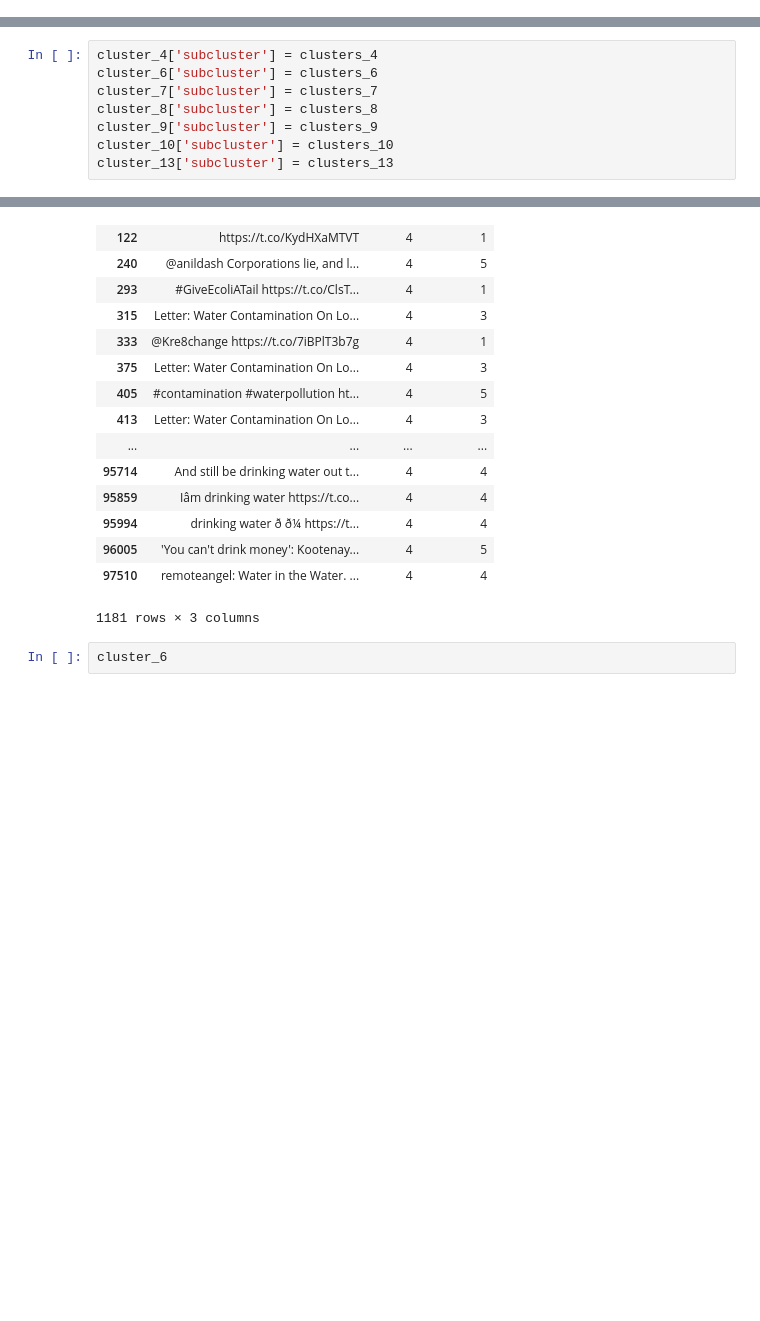
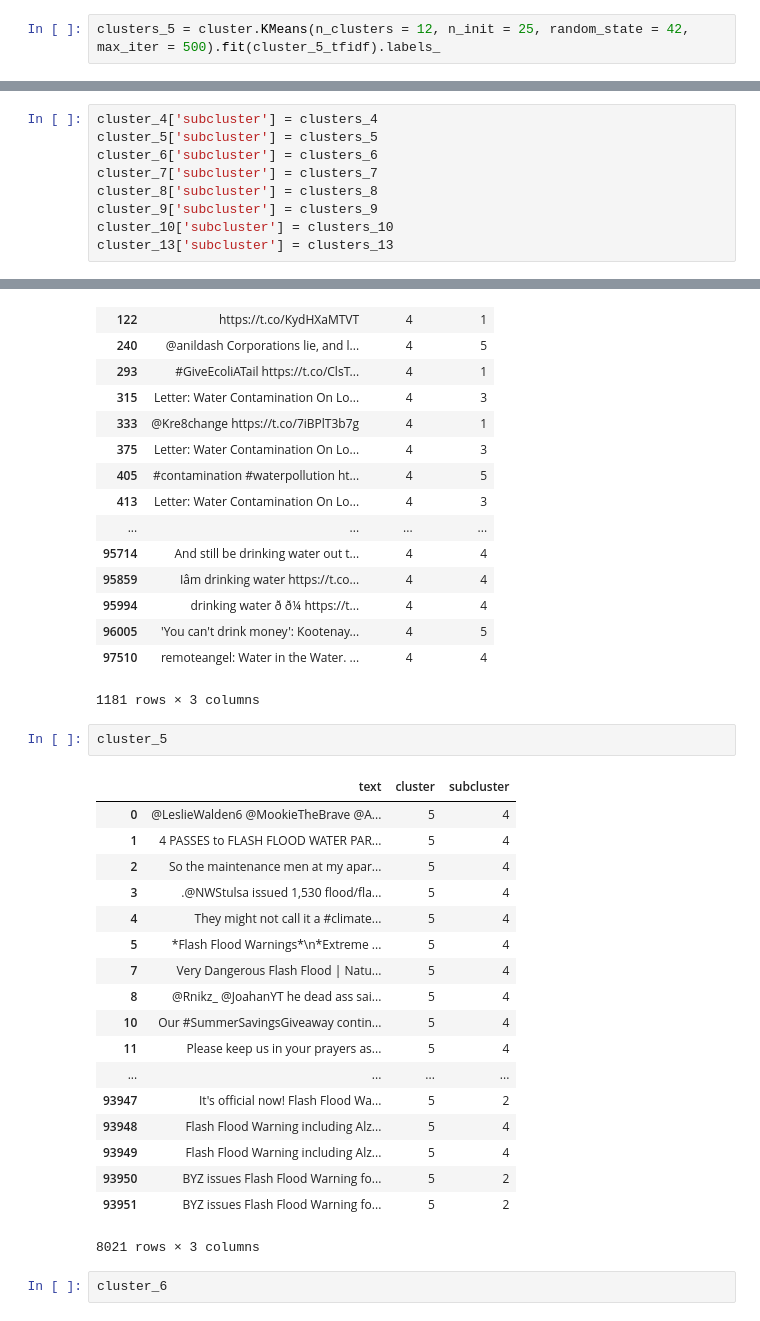
Before and after one commit to theultimate1/research, a Jupyter notebook: research/text-classification/cluster_analysis_of_tweets.ipynb, the cells around one changed output, grey strips where cells are left out. Drawn from its saved outputs; the diff is of its cells as text; blank space fills up the shorter version.

```diff
--- a/research/text-classification/cluster_analysis_of_tweets.ipynb
+++ b/research/text-classification/cluster_analysis_of_tweets.ipynb
@@ -555,6 +564,8 @@ Okay, so we want to use 4 or 6 clusters for cluster 4, 11 clusters for cluster 6
 We will analyze the "optimal clusterings".
 # %%
 clusters_4 = cluster.KMeans(n_clusters = 6, n_init = 25, random_state = 42, max_iter = 500).fit(cluster_4_tfidf).labels_
+# %%
+clusters_5 = cluster.KMeans(n_clusters = 12, n_init = 25, random_state = 42, max_iter = 500).fit(cluster_5_tfidf).labels_
 # %%
 clusters_6 = cluster.KMeans(n_clusters = 11, n_init = 25, random_state = 42, max_iter = 500).fit(cluster_6_tfidf).labels_
 # %%
@@ -571,6 +582,7 @@ clusters_13 = cluster.KMeans(n_clusters = 8, n_init = 25, random_state = 42, max
 ### Figure out which subclusters are useful
 # %%
 cluster_4['subcluster'] = clusters_4
+cluster_5['subcluster'] = clusters_5
 cluster_6['subcluster'] = clusters_6
 cluster_7['subcluster'] = clusters_7
 cluster_8['subcluster'] = clusters_8
@@ -598,6 +610,27 @@ cluster_4
 | 96005 | 'You can't drink money': Kootenay... | 4 | 5 |
 | 97510 | remoteangel: Water in the Water. ... | 4 | 4 |
 1181 rows × 3 columns
+# %%
+cluster_5
+# %% [output]
+|  | text | cluster | subcluster |
+| 0 | @LeslieWalden6 @MookieTheBrave @A... | 5 | 4 |
+| 1 | 4 PASSES to FLASH FLOOD WATER PAR... | 5 | 4 |
+| 2 | So the maintenance men at my apar... | 5 | 4 |
+| 3 | .@NWStulsa issued 1,530 flood/fla... | 5 | 4 |
+| 4 | They might not call it a #climate... | 5 | 4 |
+| 5 | *Flash Flood Warnings*\n*Extreme ... | 5 | 4 |
+| 7 | Very Dangerous Flash Flood | Natu... | 5 | 4 |
+| 8 | @Rnikz_ @JoahanYT he dead ass sai... | 5 | 4 |
+| 10 | Our #SummerSavingsGiveaway contin... | 5 | 4 |
+| 11 | Please keep us in your prayers as... | 5 | 4 |
+| ... | ... | ... | ... |
+| 93947 | It's official now! Flash Flood Wa... | 5 | 2 |
+| 93948 | Flash Flood Warning including Alz... | 5 | 4 |
+| 93949 | Flash Flood Warning including Alz... | 5 | 4 |
+| 93950 | BYZ issues Flash Flood Warning fo... | 5 | 2 |
+| 93951 | BYZ issues Flash Flood Warning fo... | 5 | 2 |
+8021 rows × 3 columns
 # %%
 cluster_6
 # %% [output]
```
Also changed, not shown: parts of 4 cells of this notebook.
